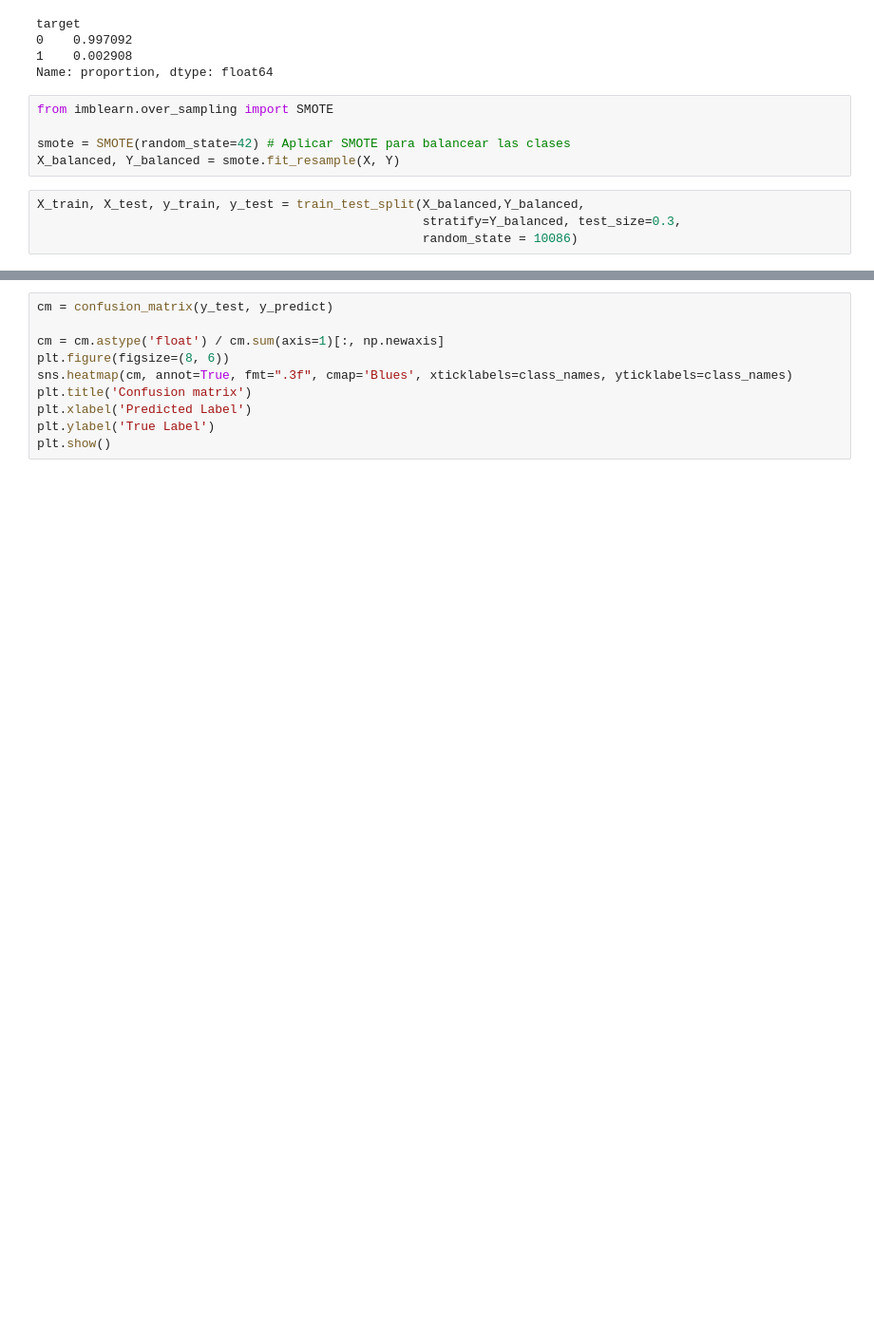
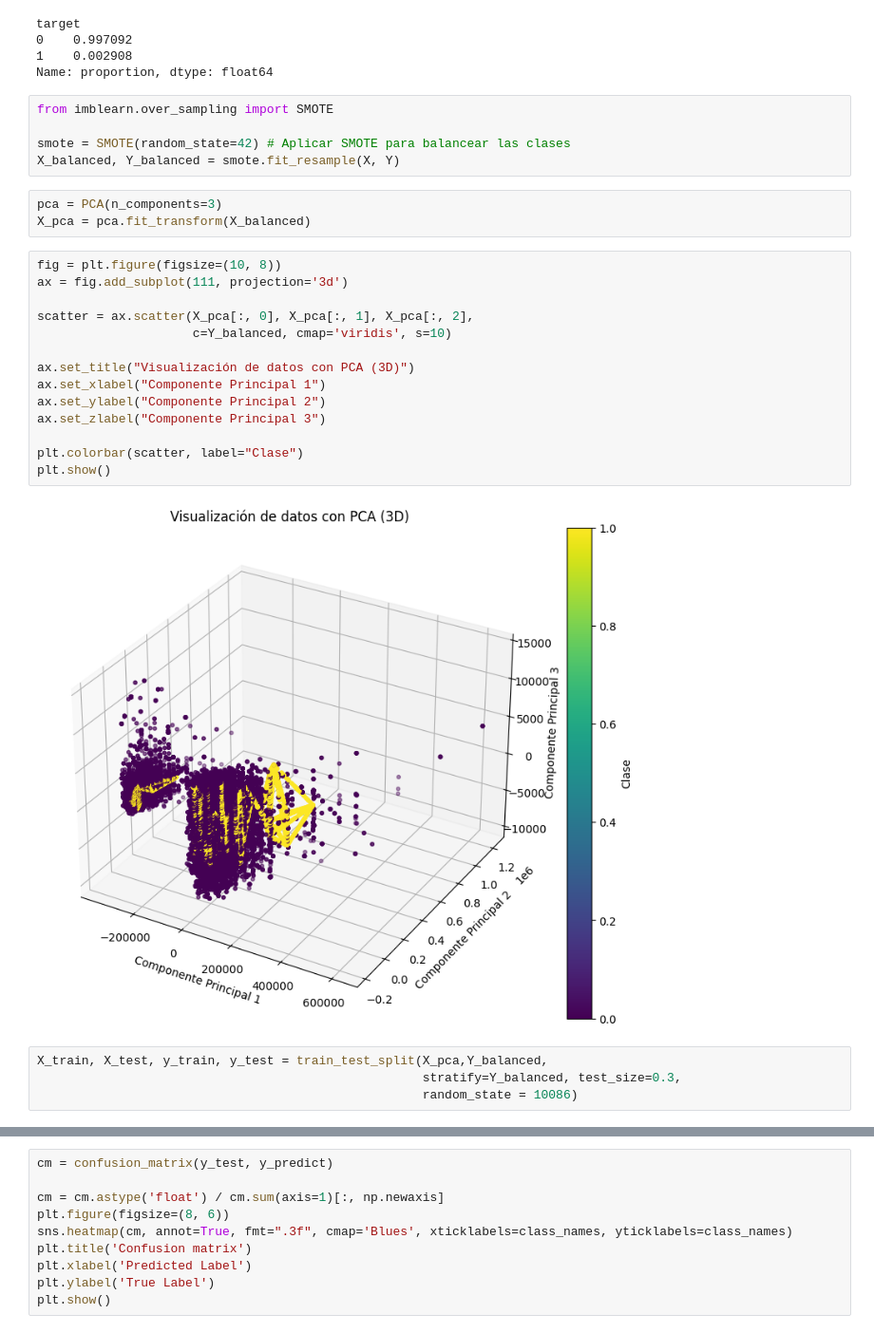
Before and after one commit to jgarnicaa/CreditApprovalML, a Jupyter notebook: scripts/training/SVM.ipynb, the cells around one changed output, grey strips where cells are left out. Shown at 95% size. Cells and saved outputs as stored; diff of their text form; blank space fills up the shorter version.

```diff
--- a/scripts/training/SVM.ipynb
+++ b/scripts/training/SVM.ipynb
@@ -40,10 +42,29 @@ from imblearn.over_sampling import SMOTE
 
 smote = SMOTE(random_state=42) # Aplicar SMOTE para balancear las clases
 X_balanced, Y_balanced = smote.fit_resample(X, Y)
-# %%
-X_train, X_test, y_train, y_test = train_test_split(X_balanced,Y_balanced,
-                                                    stratify=Y_balanced, test_size=0.3,
-                                                    random_state = 10086)
+# %%
+pca = PCA(n_components=3)
+X_pca = pca.fit_transform(X_balanced)
+# %%
+fig = plt.figure(figsize=(10, 8))
+ax = fig.add_subplot(111, projection='3d')
+
+scatter = ax.scatter(X_pca[:, 0], X_pca[:, 1], X_pca[:, 2],
+                     c=Y_balanced, cmap='viridis', s=10)
+
+ax.set_title("Visualización de datos con PCA (3D)")
+ax.set_xlabel("Componente Principal 1")
+ax.set_ylabel("Componente Principal 2")
+ax.set_zlabel("Componente Principal 3")
+
+plt.colorbar(scatter, label="Clase")
+plt.show()
+# %% [output]
+[figure, added]
+# %%
+X_train, X_test, y_train, y_test = train_test_split(X_pca,Y_balanced,
+                                                    stratify=Y_balanced, test_size=0.3,
+                                                    random_state = 10086)
 # %%
 ## Desarrollo de modelo e impresion matriz de confusion
 # Definir el modelo base
```
Also changed, not shown: parts of 2 cells of this notebook.
